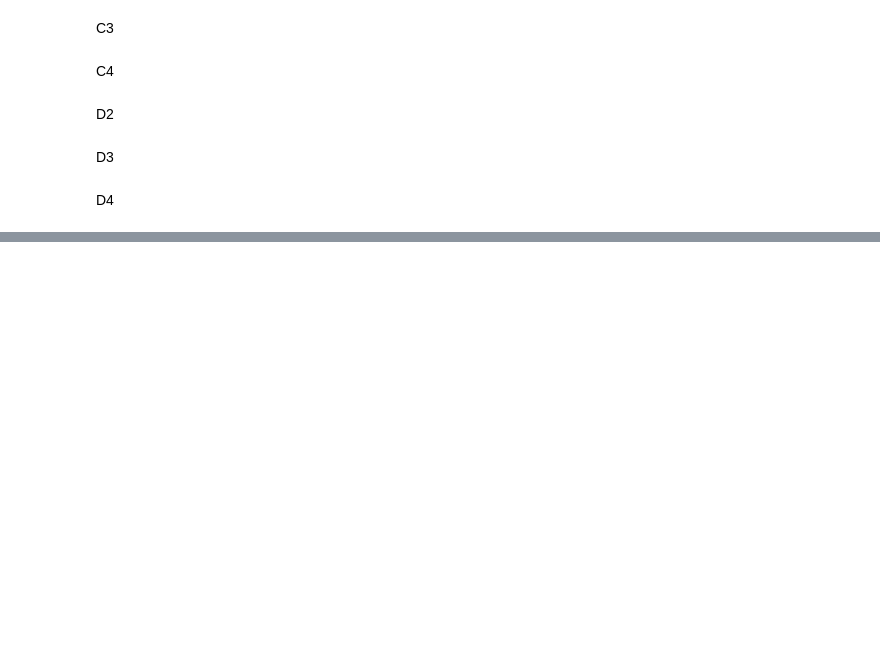
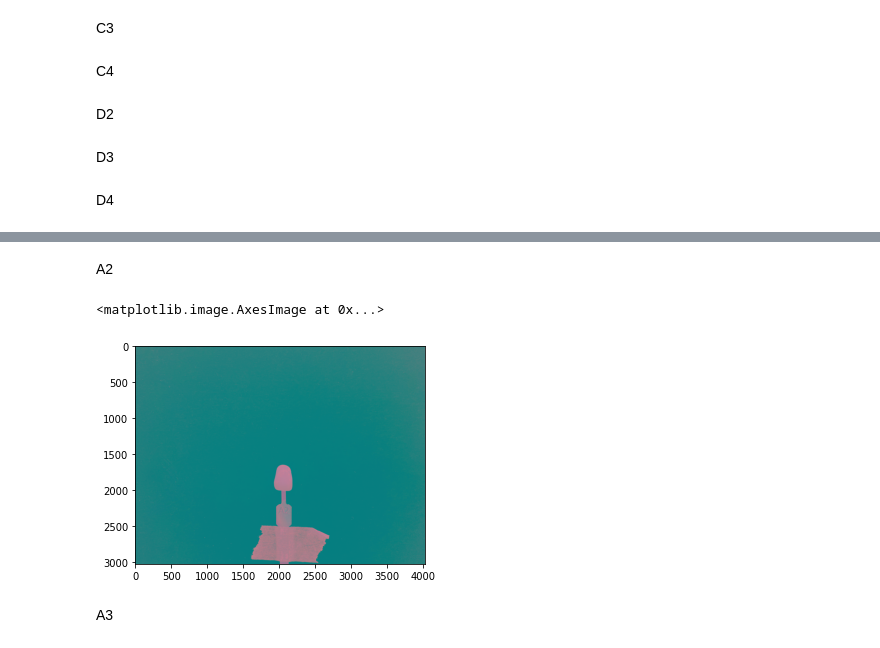
Before and after one commit to Kggzzz/Project_2021_matchingcolor, a Jupyter notebook: Data_set3_set3.ipynb, the cells around one changed output, grey strips where cells are left out. Saved outputs shown, nothing was run; the diff lists cells and outputs as text; code cells hidden in the pictures; blank space fills up the shorter version.

```diff
--- a/Data_set3_set3.ipynb
+++ b/Data_set3_set3.ipynb
@@ -319,0 +571,7 @@ blob_service_client.get_blob_to_path('shadeimg', full_path_to_file2, full_path_t
+# %% [markdown]
+A2
+# %%
+LAB_imgA2_02= cv2.cvtColor(RGB_imgA2_02, cv2.COLOR_RGB2LAB)
+# %% [output]
+<matplotlib.image.AxesImage at 0x...>
+[figure, added]
@@ -319,0 +584,2 @@ blob_service_client.get_blob_to_path('shadeimg', full_path_to_file2, full_path_t
+# %% [markdown]
+A3
```
Also changed, not shown: parts of 384 cells of this notebook.
